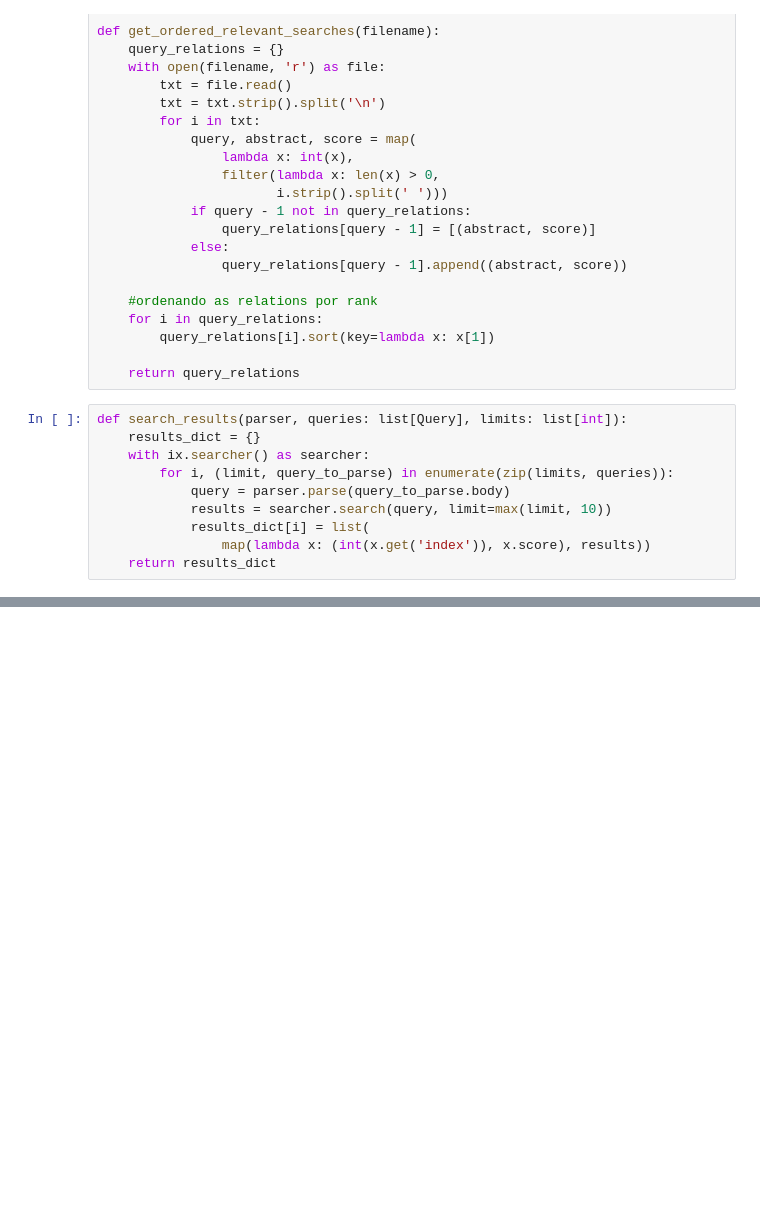
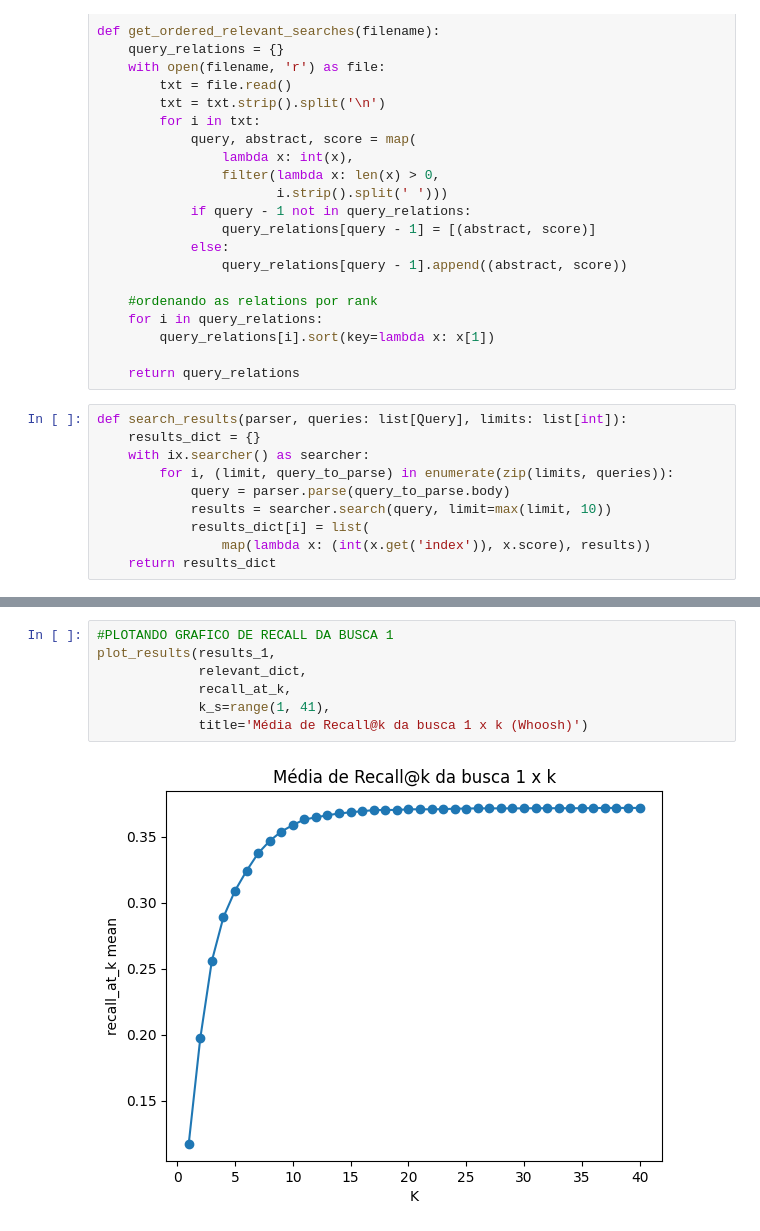
Before and after one commit to GabrielDomLacerda/SearchEnginesBRI, a Jupyter notebook: whoosh.ipynb, the cells around one changed output, grey strips where cells are left out. Saved outputs shown, nothing was run; the diff lists cells and outputs as text; blank space fills up the shorter version.

```diff
--- a/whoosh.ipynb
+++ b/whoosh.ipynb
@@ -223,0 +204,9 @@ plot_results(results_dict_qp, query_relations, recall_at_k,
+# %%
+#PLOTANDO GRAFICO DE RECALL DA BUSCA 1
+plot_results(results_1,
+             relevant_dict,
+             recall_at_k,
+             k_s=range(1, 41),
+             title='Média de Recall@k da busca 1 x k (Whoosh)')
+# %% [output]
+[figure, added]
```
Also changed, not shown: parts of 19 cells of this notebook, 2 other files.
